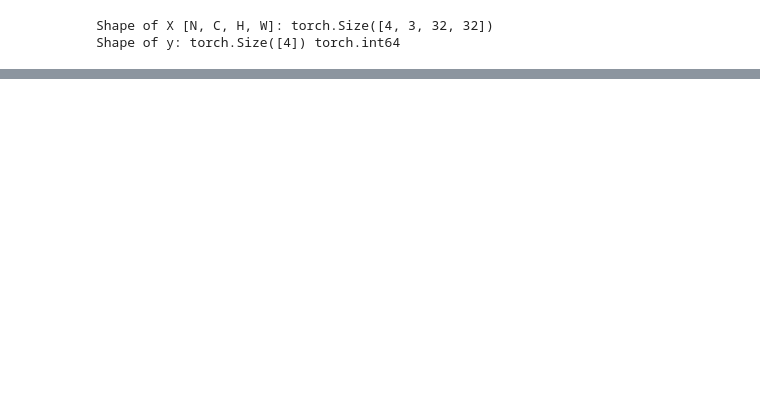
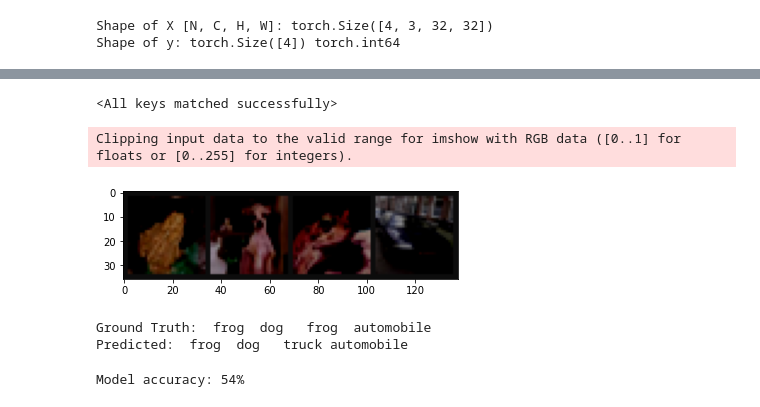
Before and after one commit to kevinwjin/pytorch-intro, a Jupyter notebook: pytorchIntro.ipynb, the cells around one changed output, grey strips where cells are left out. Saved outputs shown, nothing was run; the diff lists cells and outputs as text; code cells hidden in the pictures; blank space fills up the shorter version.

```diff
--- a/pytorchIntro.ipynb
+++ b/pytorchIntro.ipynb
@@ -101,0 +141,20 @@ bird  ship  deer  truck
+# %%
+# Build neural network: Define the base model
+class NeuralNetwork(nn.Module):
+  def __init__(self):
+    super(NeuralNetwork, self).__init__()
+    self.flatten = nn.Flatten() # transform 3D tensor into 1D array
+    self.linear_relu_stack = nn.Sequential( # hidden layers
+        nn.Linear(32*32*3, 1024),
+        nn.ReLU(),
+        nn.Linear(1024, 512),
+        nn.ReLU(),
+        nn.Linear(512, 10)
+    )
+  def forward(self, x):
+    x = self.flatten(x)
+    logits = self.linear_relu_stack(x)
+    return logits
+
+model = NeuralNetwork().to(device) # attach neural network to CUDA
+print(model) # summary of structure
@@ -101,0 +238,37 @@ bird  ship  deer  truck
+# %%
+# Load thde model for inference
+model = NeuralNetwork()
+model.load_state_dict(torch.load("cifar_fc.pth"))
+# %% [output]
+<All keys matched successfully>
+# %%
+# Evaluate the model
+dataiter = iter(test_dataloader)
+images, labels = dataiter.next()
+# Load a sample of images with their labels
+imshow(make_grid(images))
+print('Ground Truth: ', ' '.join(f'{classes[labels[j]]:5s}' for j in range(4)))
+# Compare to model's predicted labels
+outputs = model(images)
+_, predicted = torch.max(outputs, 1)
+print('Predicted: ', ' '.join(f'{classes[predicted[j]]:5s}' for j in range(4)))
+# %% [output]
+Clipping input data to the valid range for imshow with RGB data ([0..1] for floats or [0..255] for integers).
+[figure, added]
+Ground Truth:  frog  dog   frog  automobile
+Predicted:  frog  dog   truck automobile
+# %%
+# Run the numbers on model performance
+correct = 0
+total = 0
+
+with torch.no_grad():
+  for data in test_dataloader:
+    images, labels = data
+    outputs = model(images)
+    _, predicted = torch.max(outputs.data, 1)
+    total += labels.size(0)
+    correct += (predicted == labels).sum().item()
+print(f'Model accuracy: {100 * correct // total}%')
+# %% [output]
+Model accuracy: 54%
```
Also changed, not shown: parts of 20 cells of this notebook.
